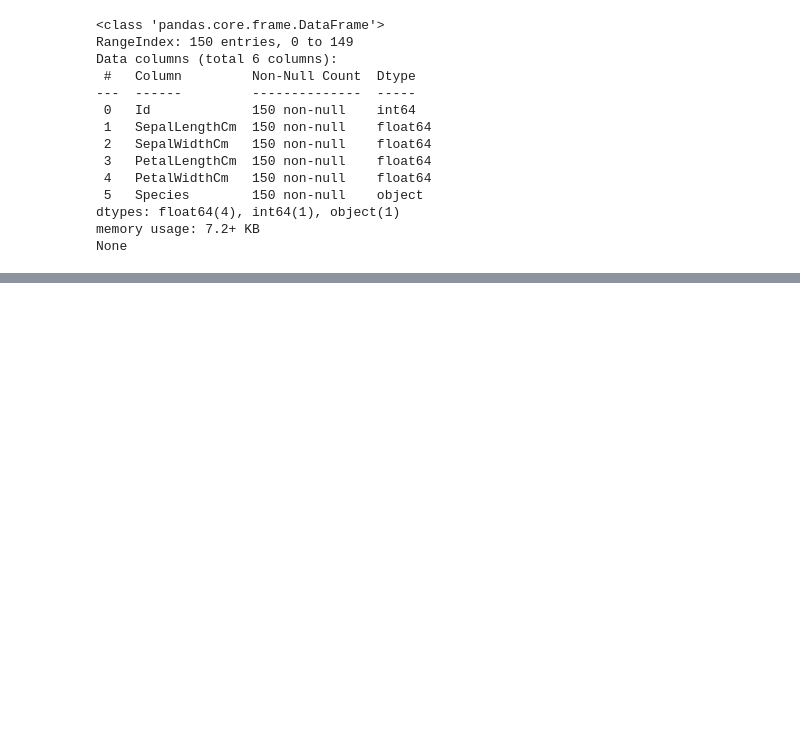
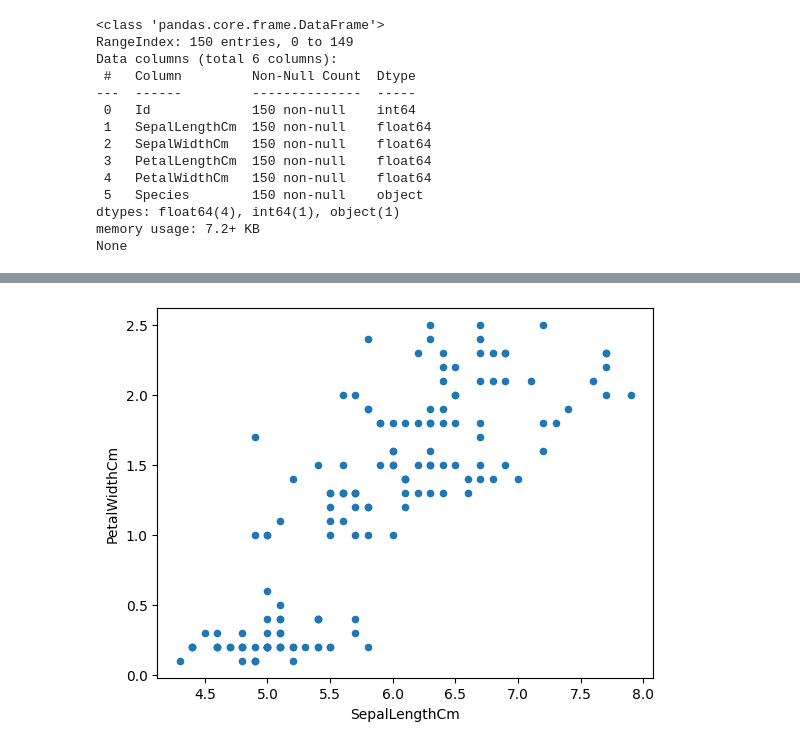
Before and after one commit to Haakim19/python, a Jupyter notebook: pandas01.ipynb, the cells around one changed output, grey strips where cells are left out. Cells and saved outputs as stored; diff of their text form; code cells hidden in the pictures; blank space fills up the shorter version.

```diff
--- a/pandas01.ipynb
+++ b/pandas01.ipynb
@@ -237,0 +248,7 @@ None
+# %%
+# Scatter Plot
+df  = pd.read_csv("Iris.csv")
+df.plot(kind='scatter',x="SepalLengthCm",y="PetalWidthCm") # scatter plt need x, y values
+plt.show()
+# %% [output]
+[figure, added]
```
Also changed, not shown: parts of 6 cells of this notebook, 1 other file.
